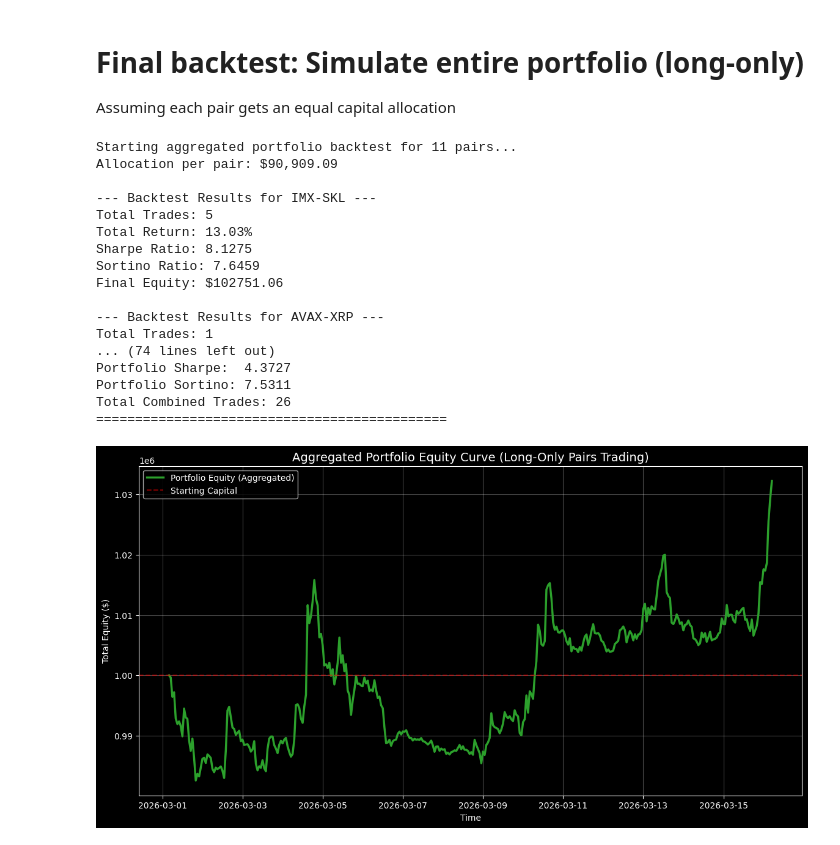
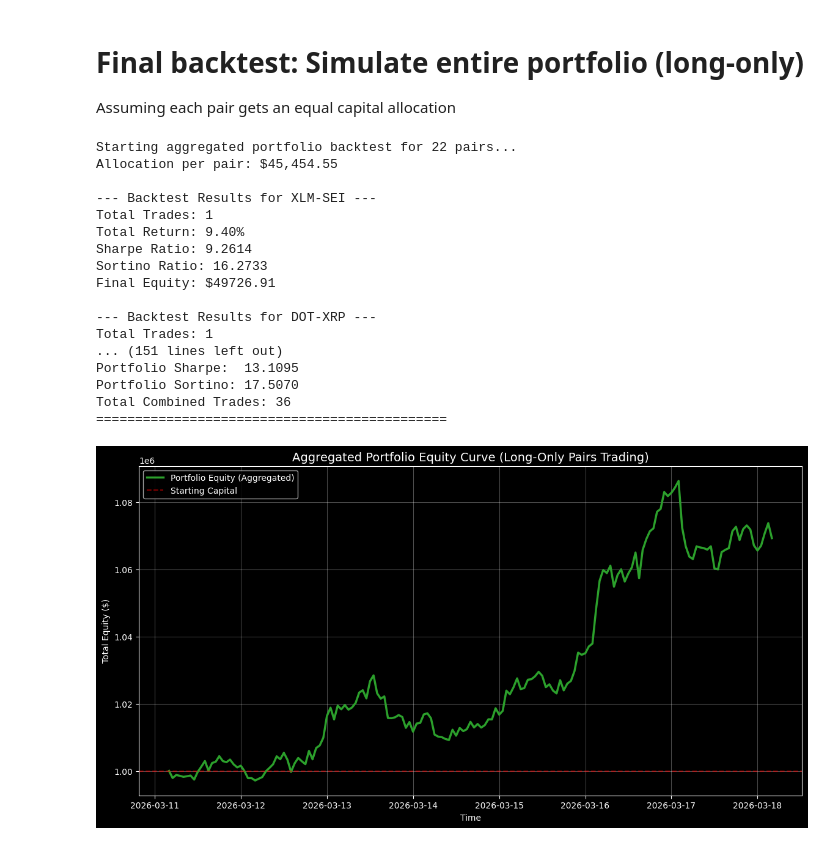
Before and after one commit to kea-S/comroom_capital_quant_trading_hackathon, a Jupyter notebook: research/pairs_trade_research.ipynb, the cells around one changed output. Drawn from its saved outputs; the diff is of its cells as text; code cells hidden in the pictures.

```diff
--- a/research/pairs_trade_research.ipynb
+++ b/research/pairs_trade_research.ipynb
@@ -30,30 +30,35 @@ CATEGORIZED_SYMBOLS = {
         "BTC": "BTCUSDT", "ETH": "ETHUSDT", "SOL": "SOLUSDT", "BNB": "BNBUSDT",
         "ADA": "ADAUSDT", "TRX": "TRXUSDT", "DOT": "DOTUSDT", "SUI": "SUIUSDT",
         "NEAR": "NEARUSDT", "AVAX": "AVAXUSDT", "TON": "TONUSDT", "XRP": "XRPUSDT",
-        "DOGE": "DOGEUSDT", "MATIC": "POLUSDT", "BCH": "BCHUSDT", "LTC": "LTCUSDT",
-        "APT": "APTUSDT", "ATOM": "ATOMUSDT", "HBAR": "HBARUSDT"
+        "DOGE": "DOGEUSDT", "LTC": "LTCUSDT", "APT": "APTUSDT", "HBAR": "HBARUSDT",
+        "XLM": "XLMUSDT", "SEI": "SEIUSDT", "ICP": "ICPUSDT", "CFX": "CFXUSDT",
+        "ZEC": "ZECUSDT", "ZEN": "ZENUSDT"
     },
     "layer_2": {
-        "POL": "POLUSDT", "ARB": "ARBUSDT", "OP": "OPUSDT", "STRK": "STRKUSDT",
-        "ZK": "ZKUSDT", "METIS": "METISUSDT", "MANTA": "MANTAUSDT",
-        "IMX": "IMXUSDT", "SKL": "SKLUSDT"
+        "POL": "POLUSDT", "ARB": "ARBUSDT", "OMNI": "OMNIUSDT", "LINEA": "LINEAUSDT",
+        "HEMI": "HEMIUSDT"
     },
     "defi": {
-        "AAVE": "AAVEUSDT", "ENA": "ENAUSDT", "UNI": "UNIUSDT", "MKR": "MKRUSDT",
-        "LINK": "LINKUSDT", "CRV": "CRVUSDT", "JUP": "JUPUSDT", "LDO": "LDOUSDT",
-        "RAY": "RAYUSDT", "CAKE": "CAKEUSDT", "COMP": "COMPUSDT", "SNX": "SNXUSDT"
+        "AAVE": "AAVEUSDT", "ENA": "ENAUSDT", "UNI": "UNIUSDT", "LINK": "LINKUSDT",
+        "CRV": "CRVUSDT", "CAKE": "CAKEUSDT", "LISTA": "LISTAUSDT", "WLFI": "WLFIUSDT"
     },
     "liquid_staking_restaking": {
-        "LDO": "LDOUSDT", "ETHFI": "ETHFIUSDT", "REZ": "REZUSDT", "PENDLE": "PENDLEUSDT",
-        "EIGEN": "EIGENUSDT", "BB": "BBUSDT"
+        "PENDLE": "PENDLEUSDT", "EIGEN": "EIGENUSDT"
     },
     "memes": {
         "PEPE": "PEPEUSDT", "SHIB": "SHIBUSDT", "WIF": "WIFUSDT", "BONK": "BONKUSDT",
-        "FLOKI": "FLOKIUSDT", "BOME": "BOMEUSDT", "MEME": "MEMEUSDT", "TURBO": "TURBOUSDT"
+        "FLOKI": "FLOKIUSDT", "PUMP": "PUMPUSDT", "1000CHEEMS": "1000CHEEMSUSDT",
+        "PENGU": "PENGUUSDT", "TRUMP": "TRUMPUSDT"
     },
     "ai_and_depin": {
-        "FET": "FETUSDT", "RNDR": "RENDERUSDT", "TAO": "TAOUSDT", "GRT": "GRTUSDT",
-        "AR": "ARUSDT", "THETA": "THETAUSDT", "FIL": "FILUSDT", "JASMY": "JASMYUSDT"
+        "FET": "FETUSDT", "TAO": "TAOUSDT", "FIL": "FILUSDT", "WLD": "WLDUSDT",
+        "VIRTUAL": "VIRTUALUSDT"
+    },
+    "rwa_and_others": {
+        "PAXG": "PAXGUSDT", "ONDO": "ONDOUSDT", "PLUME": "PLUMEUSDT", "BIO": "BIOUSDT",
+        "OPEN": "OPENUSDT", "S": "SUSDT", "AVNT": "AVNTUSDT", "EDEN": "EDENUSDT",
+        "FORM": "FORMUSDT", "BMT": "BMTUSDT", "ASTER": "ASTERUSDT", "STO": "STOUSDT",
+        "SOMI": "SOMIUSDT", "XPL": "XPLUSDT", "TUT": "TUTUSDT", "MIRA": "MIRAUSDT"
     }
 }
 
@@ -66,7 +71,7 @@ for category, tokens in CATEGORIZED_SYMBOLS.items():
 print(f"Number of symbols: {len(SYMBOLS)}")
 
 INTERVAL  = "1h"
-DAYS_BACK = 1000
+DAYS_BACK = 120
 
 BASE_URL = "https://api.binance.com/api/v3/klines"
 # %% [output]
@@ -964,7 +974,7 @@ for idx, row in results_df.iterrows():
         coin_a=coin_a,
         coin_b=coin_b,
         price_df=stitched_test_data,
-        window=720,
+        window=best_window,
         z_entry=1.5,
         z_exit=0.5,
         stop_loss_pct=0.05,
@@ -1002,44 +1012,44 @@ final_portfolio_equity = portfolio_equity_df['total_equity'].iloc[-1]
 portfolio_total_return = (final_portfolio_equity - total_portfolio_capital) / total_portfolio_capital
 
 # 5. Display Summary
 print("\n" + "="*45)
 print("--- AGGREGATED PORTFOLIO PERFORMANCE ---")
 print(f"Initial Investment: ${total_portfolio_capital:,.2f}")
 print(f"Final Equity:      ${final_portfolio_equity:,.2f}")
 print(f"Total Return:      {portfolio_total_return * 100:.2f}%")
 print(f"Portfolio Sharpe:  {p_sharpe:.4f}")
 print(f"Portfolio Sortino: {p_sortino:.4f}")
 print(f"Total Combined Trades: {sum(len(t) for t in all_trades)}")
 print("="*45)
 
 # 6. Plot the Portfolio Equity Curve
 import matplotlib.pyplot as plt
 
 plt.figure(figsize=(14, 7))
 plt.plot(portfolio_equity_df['total_equity'], label='Portfolio Equity (Aggregated)', color='#2ca02c', linewidth=2.5)
 plt.axhline(y=total_portfolio_capital, color='red', linestyle='--', alpha=0.5, label='Starting Capital')
 plt.title('Aggregated Portfolio Equity Curve (Long-Only Pairs Trading)', fontsize=14)
 plt.ylabel('Total Equity ($)')
 plt.xlabel('Time')
 plt.legend()
 plt.grid(True, alpha=0.3)
 plt.show()
 # %% [output]
-Starting aggregated portfolio backtest for 11 pairs...
-Allocation per pair: $90,909.09
+Starting aggregated portfolio backtest for 22 pairs...
+Allocation per pair: $45,454.55
 
---- Backtest Results for IMX-SKL ---
-Total Trades: 5
-Total Return: 13.03%
-Sharpe Ratio: 8.1275
-Sortino Ratio: 7.6459
-Final Equity: $102751.06
+--- Backtest Results for XLM-SEI ---
+Total Trades: 1
+Total Return: 9.40%
+Sharpe Ratio: 9.2614
+Sortino Ratio: 16.2733
+Final Equity: $49726.91
 
---- Backtest Results for AVAX-XRP ---
+--- Backtest Results for DOT-XRP ---
 Total Trades: 1
-... (74 lines left out)
-Portfolio Sharpe:  4.3727
-Portfolio Sortino: 7.5311
-Total Combined Trades: 26
+... (151 lines left out)
+Portfolio Sharpe:  13.1095
+Portfolio Sortino: 17.5070
+Total Combined Trades: 36
 =============================================
-[figure, old version]
+[figure, new version]
```
Also changed, not shown: parts of 14 cells of this notebook.
